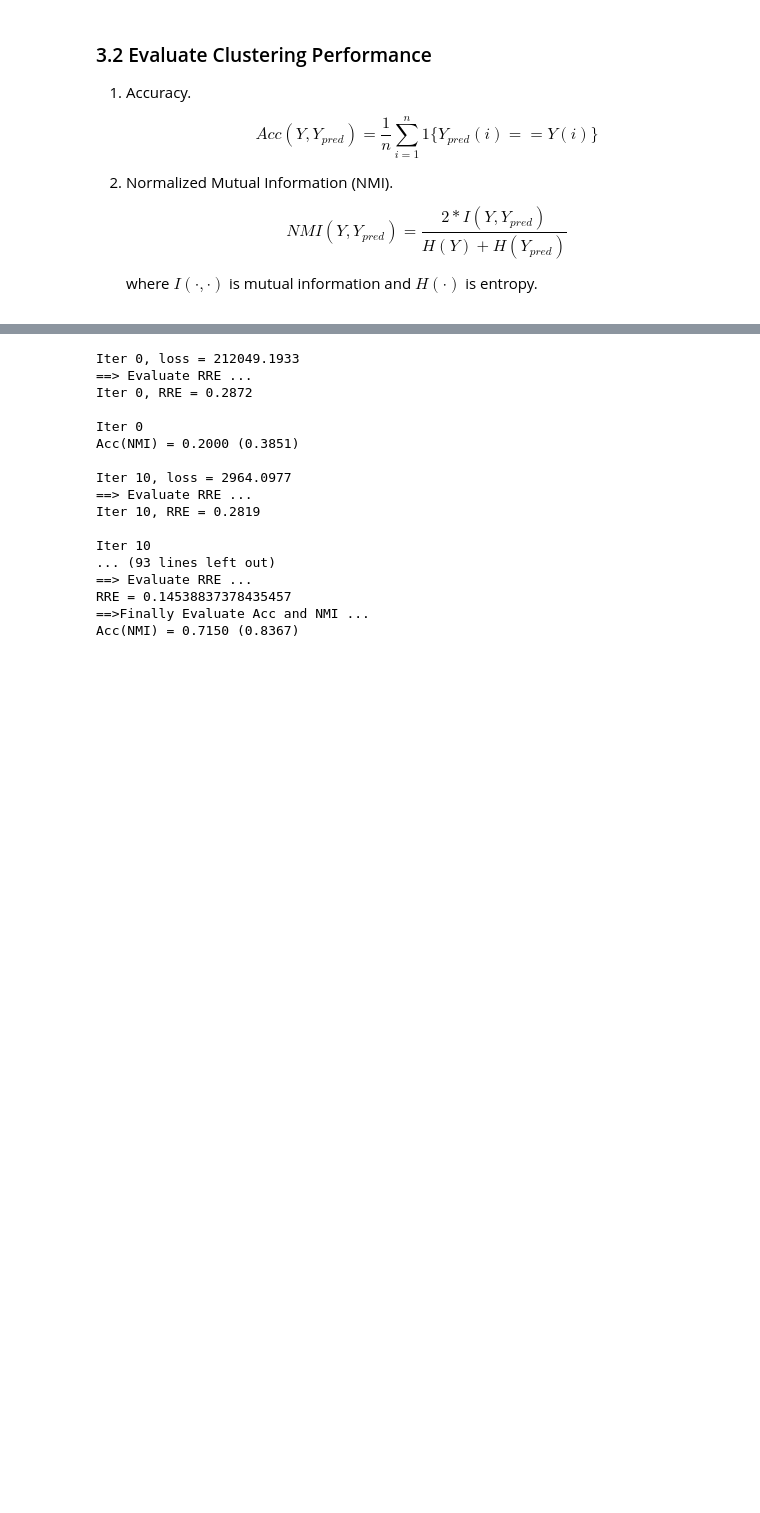
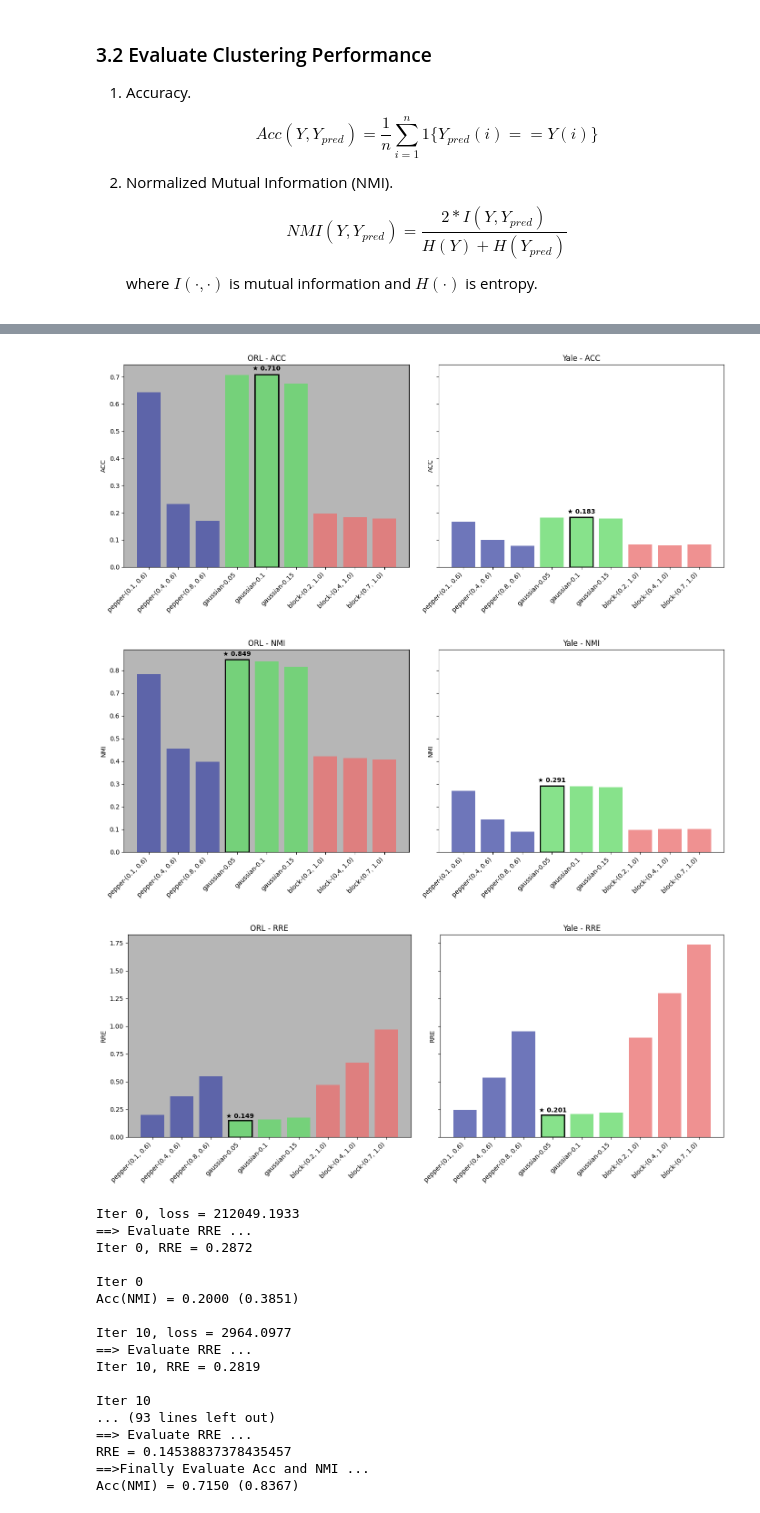
Before and after one commit to Ericcccccheng/USYD_5328, a Jupyter notebook: Assignment1/assignment1.ipynb, the cells around one changed output, grey strips where cells are left out. Saved outputs shown, nothing was run; the diff lists cells and outputs as text; code cells hidden in the pictures; blank space fills up the shorter version.

Commit message:
UPDATE GRAPH AND OUTPUT PRINT FORMAT

```diff
--- a/Assignment1/assignment1.ipynb
+++ b/Assignment1/assignment1.ipynb
@@ -845,3 +839,51 @@ block    Acc(NMI) = 0.0805 (0.0957)
+# %%
+def plot_comparison(all_results, metric="ACC"):
+    datasets = list(all_results.keys())
+    colors = {"pepper": "#414ba5c2", "gaussian": "#61da67c2", "block": "#eb6e6ec2"}
+    bg_colors = {"ORL": "#00000049", "Yale": "#ffffff6f"}
+
+    fig, axes = plt.subplots(1, len(datasets), figsize=(14,6), sharey=True)
+
+    for i, ds_name in enumerate(datasets):
+        ax = axes[i]
+        ax.set_facecolor(bg_colors[ds_name])
+        ax.set_title(f"{ds_name} - {metric}")
+
+        results = []
+        labels = []
+        color_list = []
+
+        for noise_type, params in all_results[ds_name].items():
+            for param, metrics in params.items():
+                results.append(metrics[metric])
+                labels.append(f"{noise_type}-{param}")
+                color_list.append(colors[noise_type])
+
+        # bar plot
+        bars = ax.bar(range(len(results)), results, color=color_list)
+        ax.set_xticks(range(len(results)))
+        ax.set_xticklabels(labels, rotation=45, ha="right")
+        ax.set_ylabel(metric)
+
+        # mark the best result
+        # RRE SMALLEST is better, ACC and NMI BIGGER is better
+        best_idx = int(np.argmax(results)) if metric != "RRE" else int(np.argmin(results))
+        best_val = results[best_idx]
+        ax.text(best_idx, best_val + 0.01, f"★ {best_val:.3f}",
+                ha="center", va="bottom", color="black", fontsize=10, fontweight="bold")
+        bars[best_idx].set_edgecolor("black")
+        bars[best_idx].set_linewidth(2)
+
+    plt.tight_layout()
+    plt.show()
+# %%
+plot_comparison(all_results, metric="ACC")
+plot_comparison(all_results, metric="NMI")
+plot_comparison(all_results, metric="RRE")
+# %% [output]
+[figure, added]
+[figure, added]
+[figure, added]
 # %%
 from collections import Counter
 from sklearn.cluster import KMeans
```
Also changed, not shown: parts of 7 cells of this notebook.
